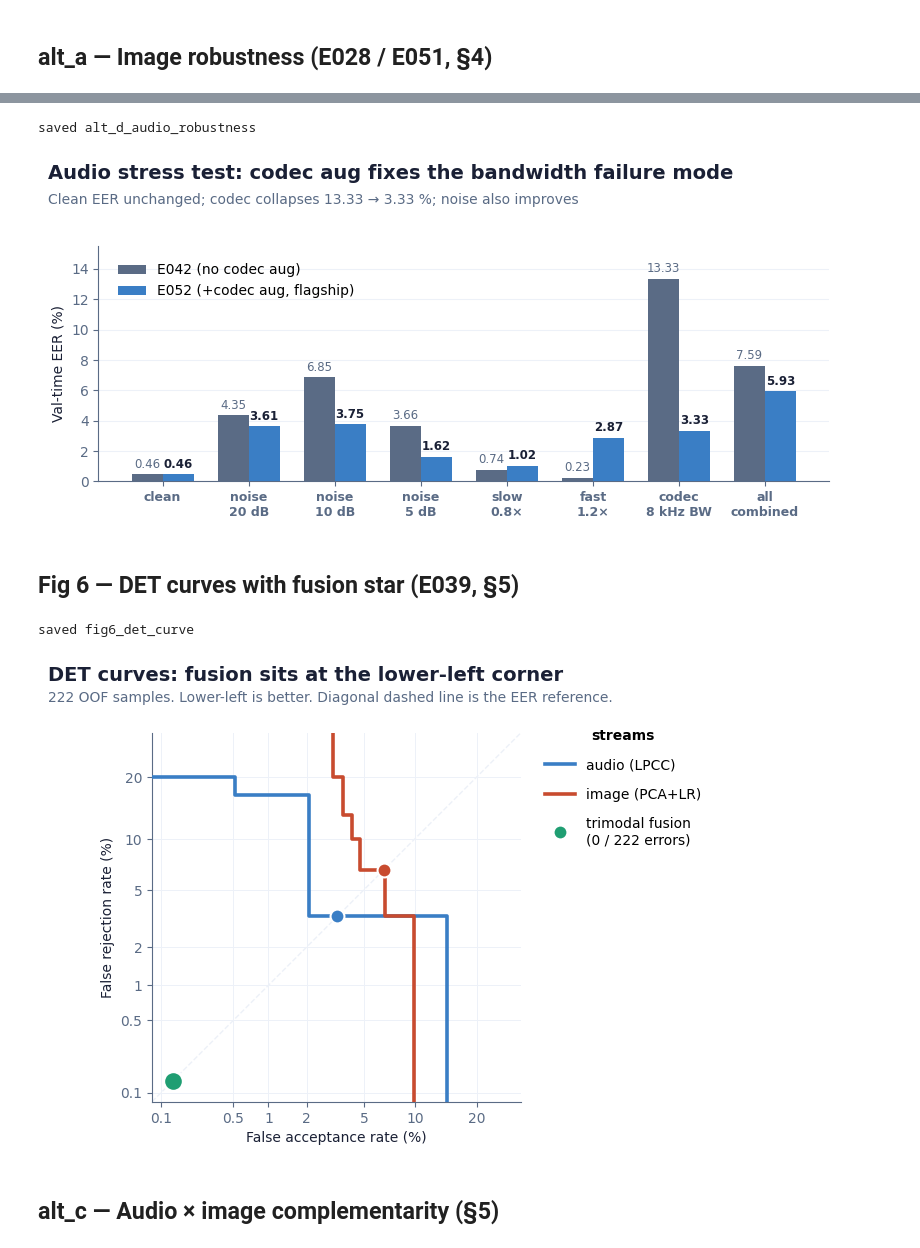
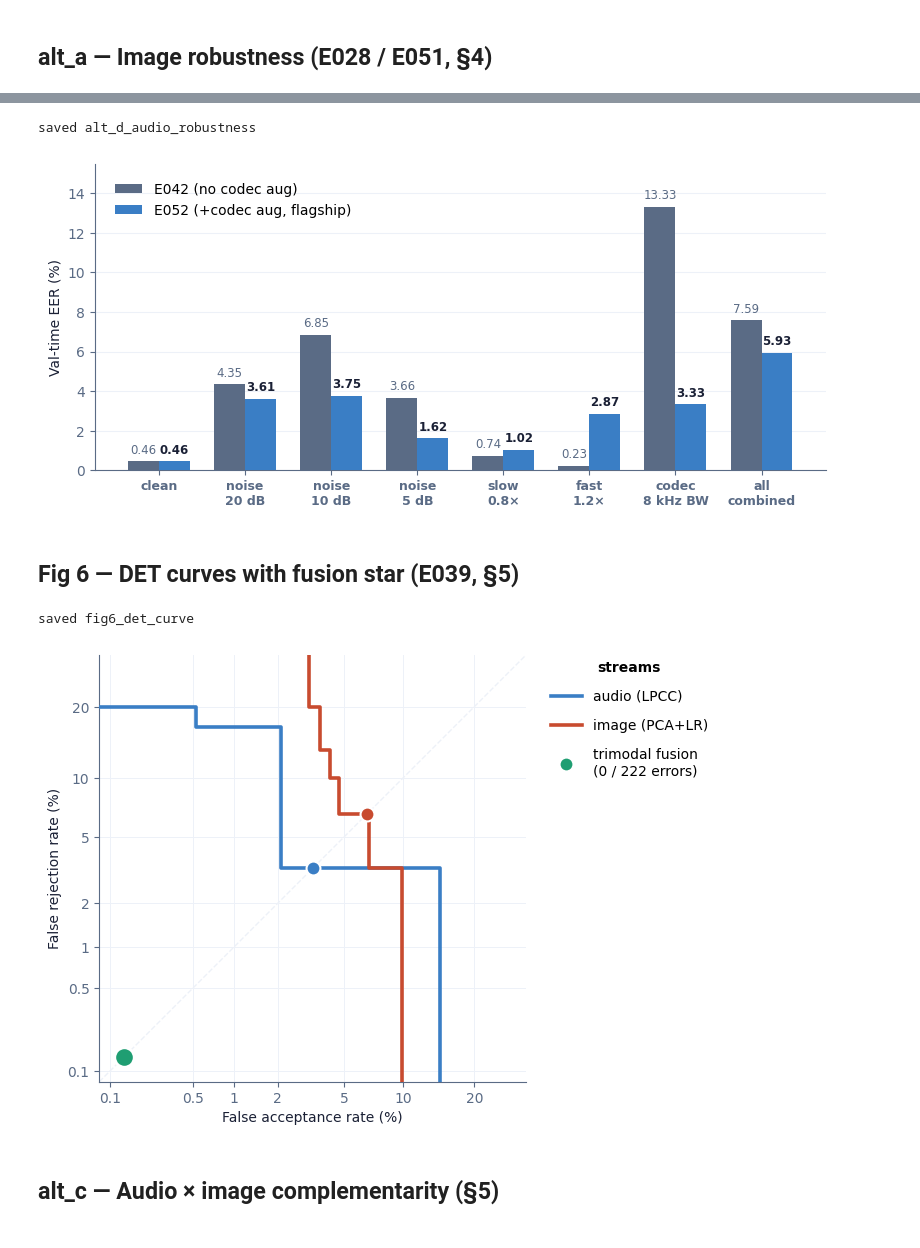
Before and after one commit to TheRamsay/sur-project, a Jupyter notebook: notebooks/dokumentace_figures.ipynb, the cells around one changed output, grey strips where cells are left out. Drawn from its saved outputs; the diff is of its cells as text; code cells hidden in the pictures.

```diff
--- a/notebooks/dokumentace_figures.ipynb
+++ b/notebooks/dokumentace_figures.ipynb
@@ -131,36 +123,32 @@ saved alt_a_image_robustness
 # %%
 # Audio stress test paired bar chart (E042 vs E052)
 # E042 numbers from E051; E052 numbers from scripts/E052_stress_test.py (cache/E052_stress.pkl)
 conds = ["clean", "noise\n20 dB", "noise\n10 dB", "noise\n5 dB",
          "slow\n0.8×", "fast\n1.2×", "codec\n8 kHz BW", "all\ncombined"]
 e042 = [0.46, 4.35, 6.85, 3.66, 0.74, 0.23, 13.33, 7.59]
 e052 = [0.46, 3.61, 3.75, 1.62, 1.02, 2.87,  3.33, 5.93]
 
 x = np.arange(len(conds)); w = 0.36
 fig, ax = plt.subplots(figsize=(8.4, 4.2))
-fig.subplots_adjust(top=0.78, left=0.10, right=0.97, bottom=0.22)
+fig.subplots_adjust(top=0.95, left=0.10, right=0.97, bottom=0.22)
 b1 = ax.bar(x - w/2, e042, w, color=P["sub"],   label="E042 (no codec aug)",          zorder=3)
 b2 = ax.bar(x + w/2, e052, w, color=P["audio"], label="E052 (+codec aug, flagship)",  zorder=3)
 for bars, vals in ((b1, e042), (b2, e052)):
     for b, v in zip(bars, vals):
         ax.text(b.get_x() + b.get_width()/2, v + 0.25, f"{v:.2f}",
                 ha="center", va="bottom", fontsize=8.5,
                 color=P["ink"] if bars is b2 else P["sub"],
                 fontweight="bold" if bars is b2 else "normal")
 ax.set_xticks(x); ax.set_xticklabels(conds, fontweight="bold", fontsize=9)
 ax.set_ylabel("Val-time EER (%)")
 ax.set_ylim(0, 15.5)
 ax.grid(axis="y", color=P["grid"], lw=0.8); ax.set_axisbelow(True)
 ax.legend(loc="upper left", frameon=False, bbox_to_anchor=(0.01, 0.98))
-fig.text(0.04, 0.94, "Audio stress test: codec aug fixes the bandwidth failure mode",
-         color=P["ink"], fontsize=14, fontweight="bold")
-fig.text(0.04, 0.88, "Clean EER unchanged; codec collapses 13.33 → 3.33 %; noise also improves",
-         color=P["sub"], fontsize=10)
 save(fig, "alt_d_audio_robustness")
 plt.show()
 # %% [output]
 saved alt_d_audio_robustness
-[figure, old version]
+[figure, new version]
 # %% [markdown]
 ## Fig 6 — DET curves with fusion star (E039, §5)
 # %%
@@ -191,7 +179,7 @@ streams = [
 ]
 
 fig, ax = plt.subplots(figsize=(7.4, 5.2))
-fig.subplots_adjust(top=0.84, left=0.12, right=0.74, bottom=0.13)
+fig.subplots_adjust(top=0.95, left=0.12, right=0.74, bottom=0.13)
 
 xlim = (norm.ppf(0.0008), norm.ppf(0.30))
 ylim = (norm.ppf(0.0008), norm.ppf(0.30))
@@ -235,16 +223,12 @@ ax.legend(handles=legend_handles, loc="center left", bbox_to_anchor=(1.03, 0.85)
           title_fontproperties={"weight": "bold", "size": 10},
           handlelength=2.2, labelspacing=1.1)
 
-fig.text(0.04, 0.94, "DET curves: fusion sits at the lower-left corner",
-         color=P["ink"], fontsize=14, fontweight="bold")
-fig.text(0.04, 0.90, "222 OOF samples. Lower-left is better. Diagonal dashed line is the EER reference.",
-         color=P["sub"], fontsize=10)
 
 save(fig, "fig6_det_curve")
 plt.show()
 # %% [output]
 saved fig6_det_curve
-[figure, old version]
+[figure, new version]
 # %% [markdown]
 ## alt_c — Audio × image complementarity (§5)
 # %%
```
Also changed, not shown: parts of 4 cells of this notebook, 16 other files.
